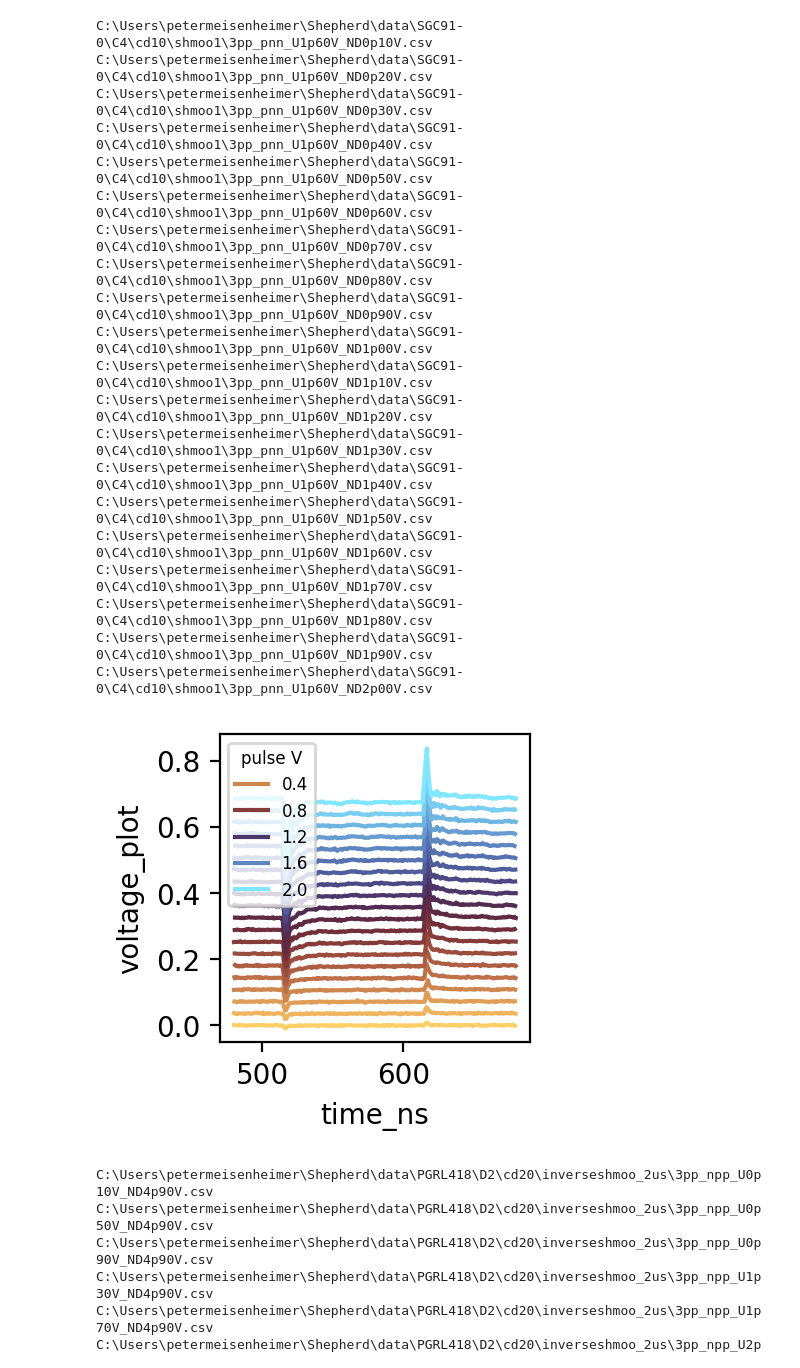
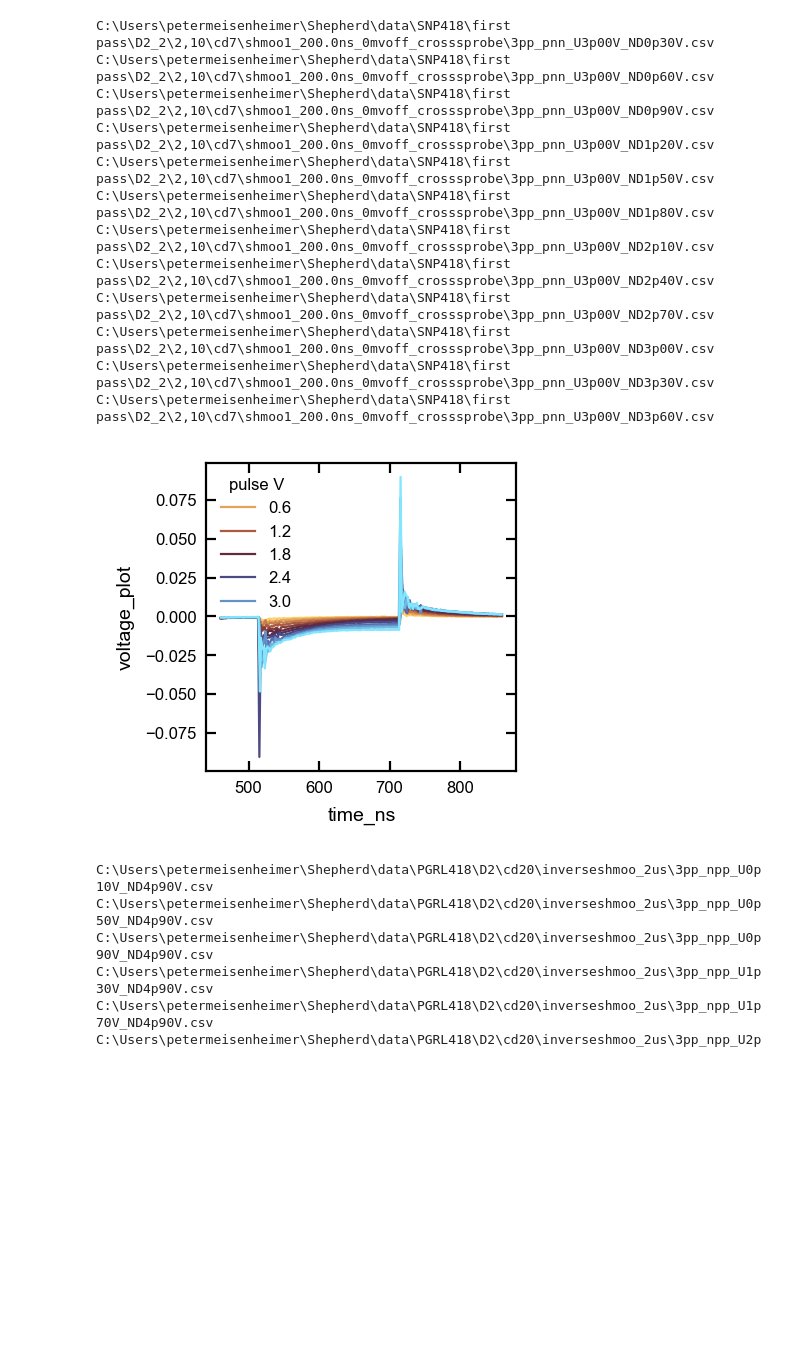
Before and after one commit to meisep/Shepherd_0.1, a Jupyter notebook: plotting_master.ipynb, the cells around one changed output. Drawn from its saved outputs; the diff is of its cells as text; code cells hidden in the pictures; blank space fills up the shorter version.

```diff
--- a/plotting_master.ipynb
+++ b/plotting_master.ipynb
@@ -5,5 +5,6 @@ plt.style.use('natty_style.mplstyle')
 twocolors = ['#0000a2','#bc272d']
 fourcolors = ['#0000a2','#bc272d','#50ad9f','#e9c716']
 eightcolors = ['#003a7d','#008dff','#ff73b6','#c701ff','#4ecb8d','#ff9d3a','#f9e858','#d83034']
+plt.style.use(r'C:\Users\petermeisenheimer\Documents\my notebooks\natty_style.mplstyle')
 # %%
 results = process_sample(
@@ -167,33 +91,25 @@ Saved: C:\Users\petermeisenheimer\Shepherd\data\SM286\combined_shmoo_.png
 # %%
 from utils.plot_utils import *
 df = plot_peak_traces(
-    directory=r"C:\Users\petermeisenheimer\Shepherd\data\SGC91-0\C4\cd10\shmoo1",
+    directory=r"C:\Users\petermeisenheimer\Shepherd\data\SNP418\first pass\D2_2\2,10\cd7\shmoo1_200.0ns_0mvoff_crosssprobe",
     polarity_filter='pnn',
-    peak='d',
-    offset=True
+    peak='n',
+    offset=False
 )
 # %% [output]
-C:\Users\petermeisenheimer\Shepherd\data\SGC91-0\C4\cd10\shmoo1\3pp_pnn_U1p60V_ND0p10V.csv
-C:\Users\petermeisenheimer\Shepherd\data\SGC91-0\C4\cd10\shmoo1\3pp_pnn_U1p60V_ND0p20V.csv
-C:\Users\petermeisenheimer\Shepherd\data\SGC91-0\C4\cd10\shmoo1\3pp_pnn_U1p60V_ND0p30V.csv
-C:\Users\petermeisenheimer\Shepherd\data\SGC91-0\C4\cd10\shmoo1\3pp_pnn_U1p60V_ND0p40V.csv
-C:\Users\petermeisenheimer\Shepherd\data\SGC91-0\C4\cd10\shmoo1\3pp_pnn_U1p60V_ND0p50V.csv
-C:\Users\petermeisenheimer\Shepherd\data\SGC91-0\C4\cd10\shmoo1\3pp_pnn_U1p60V_ND0p60V.csv
-C:\Users\petermeisenheimer\Shepherd\data\SGC91-0\C4\cd10\shmoo1\3pp_pnn_U1p60V_ND0p70V.csv
-C:\Users\petermeisenheimer\Shepherd\data\SGC91-0\C4\cd10\shmoo1\3pp_pnn_U1p60V_ND0p80V.csv
-C:\Users\petermeisenheimer\Shepherd\data\SGC91-0\C4\cd10\shmoo1\3pp_pnn_U1p60V_ND0p90V.csv
-C:\Users\petermeisenheimer\Shepherd\data\SGC91-0\C4\cd10\shmoo1\3pp_pnn_U1p60V_ND1p00V.csv
-C:\Users\petermeisenheimer\Shepherd\data\SGC91-0\C4\cd10\shmoo1\3pp_pnn_U1p60V_ND1p10V.csv
-C:\Users\petermeisenheimer\Shepherd\data\SGC91-0\C4\cd10\shmoo1\3pp_pnn_U1p60V_ND1p20V.csv
-C:\Users\petermeisenheimer\Shepherd\data\SGC91-0\C4\cd10\shmoo1\3pp_pnn_U1p60V_ND1p30V.csv
-C:\Users\petermeisenheimer\Shepherd\data\SGC91-0\C4\cd10\shmoo1\3pp_pnn_U1p60V_ND1p40V.csv
-C:\Users\petermeisenheimer\Shepherd\data\SGC91-0\C4\cd10\shmoo1\3pp_pnn_U1p60V_ND1p50V.csv
-C:\Users\petermeisenheimer\Shepherd\data\SGC91-0\C4\cd10\shmoo1\3pp_pnn_U1p60V_ND1p60V.csv
-C:\Users\petermeisenheimer\Shepherd\data\SGC91-0\C4\cd10\shmoo1\3pp_pnn_U1p60V_ND1p70V.csv
-C:\Users\petermeisenheimer\Shepherd\data\SGC91-0\C4\cd10\shmoo1\3pp_pnn_U1p60V_ND1p80V.csv
-C:\Users\petermeisenheimer\Shepherd\data\SGC91-0\C4\cd10\shmoo1\3pp_pnn_U1p60V_ND1p90V.csv
-C:\Users\petermeisenheimer\Shepherd\data\SGC91-0\C4\cd10\shmoo1\3pp_pnn_U1p60V_ND2p00V.csv
+C:\Users\petermeisenheimer\Shepherd\data\SNP418\first pass\D2_2\2,10\cd7\shmoo1_200.0ns_0mvoff_crosssprobe\3pp_pnn_U3p00V_ND0p30V.csv
+C:\Users\petermeisenheimer\Shepherd\data\SNP418\first pass\D2_2\2,10\cd7\shmoo1_200.0ns_0mvoff_crosssprobe\3pp_pnn_U3p00V_ND0p60V.csv
+C:\Users\petermeisenheimer\Shepherd\data\SNP418\first pass\D2_2\2,10\cd7\shmoo1_200.0ns_0mvoff_crosssprobe\3pp_pnn_U3p00V_ND0p90V.csv
+C:\Users\petermeisenheimer\Shepherd\data\SNP418\first pass\D2_2\2,10\cd7\shmoo1_200.0ns_0mvoff_crosssprobe\3pp_pnn_U3p00V_ND1p20V.csv
+C:\Users\petermeisenheimer\Shepherd\data\SNP418\first pass\D2_2\2,10\cd7\shmoo1_200.0ns_0mvoff_crosssprobe\3pp_pnn_U3p00V_ND1p50V.csv
+C:\Users\petermeisenheimer\Shepherd\data\SNP418\first pass\D2_2\2,10\cd7\shmoo1_200.0ns_0mvoff_crosssprobe\3pp_pnn_U3p00V_ND1p80V.csv
+C:\Users\petermeisenheimer\Shepherd\data\SNP418\first pass\D2_2\2,10\cd7\shmoo1_200.0ns_0mvoff_crosssprobe\3pp_pnn_U3p00V_ND2p10V.csv
+C:\Users\petermeisenheimer\Shepherd\data\SNP418\first pass\D2_2\2,10\cd7\shmoo1_200.0ns_0mvoff_crosssprobe\3pp_pnn_U3p00V_ND2p40V.csv
+C:\Users\petermeisenheimer\Shepherd\data\SNP418\first pass\D2_2\2,10\cd7\shmoo1_200.0ns_0mvoff_crosssprobe\3pp_pnn_U3p00V_ND2p70V.csv
+C:\Users\petermeisenheimer\Shepherd\data\SNP418\first pass\D2_2\2,10\cd7\shmoo1_200.0ns_0mvoff_crosssprobe\3pp_pnn_U3p00V_ND3p00V.csv
+C:\Users\petermeisenheimer\Shepherd\data\SNP418\first pass\D2_2\2,10\cd7\shmoo1_200.0ns_0mvoff_crosssprobe\3pp_pnn_U3p00V_ND3p30V.csv
+C:\Users\petermeisenheimer\Shepherd\data\SNP418\first pass\D2_2\2,10\cd7\shmoo1_200.0ns_0mvoff_crosssprobe\3pp_pnn_U3p00V_ND3p60V.csv
-[figure, old version]
+[figure, new version]
 # %%
 from utils.plot_utils import *
 df = plot_peak_traces(
```
Also changed, not shown: parts of 10 cells of this notebook, 2 other files.
